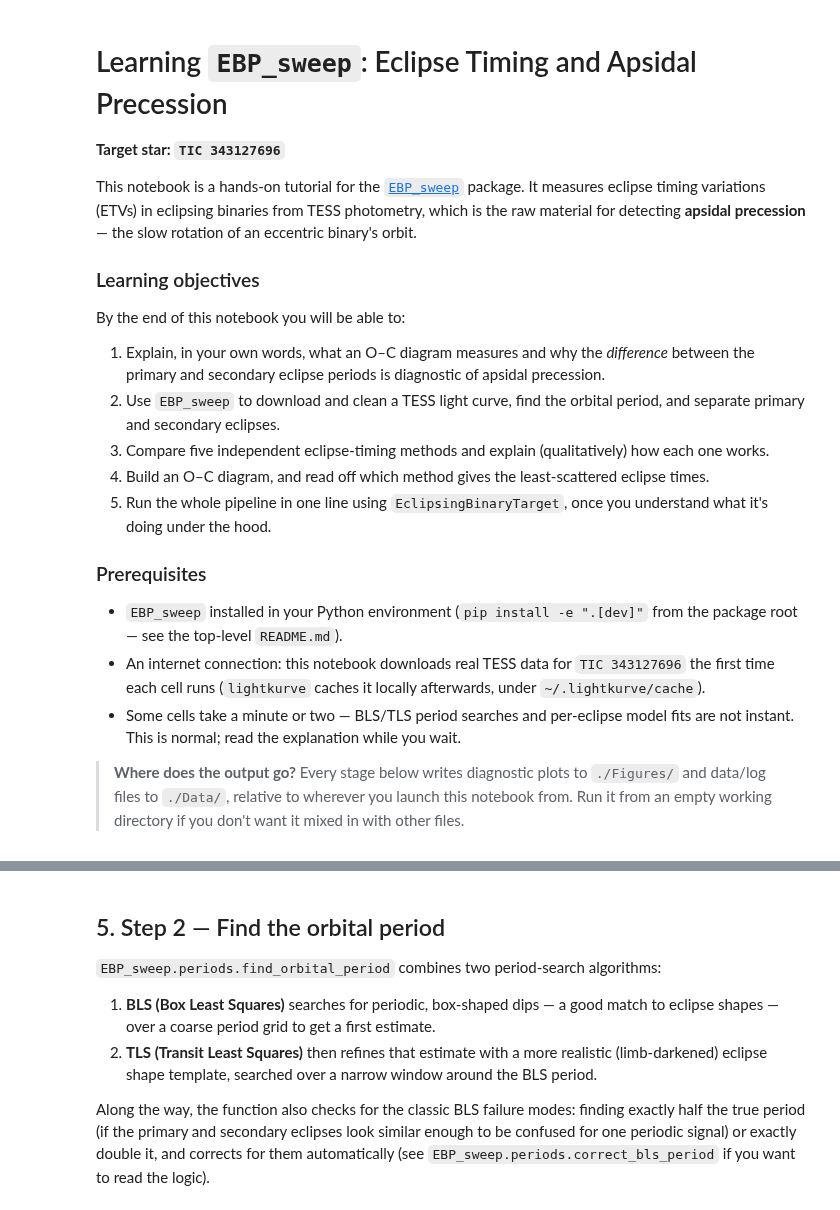
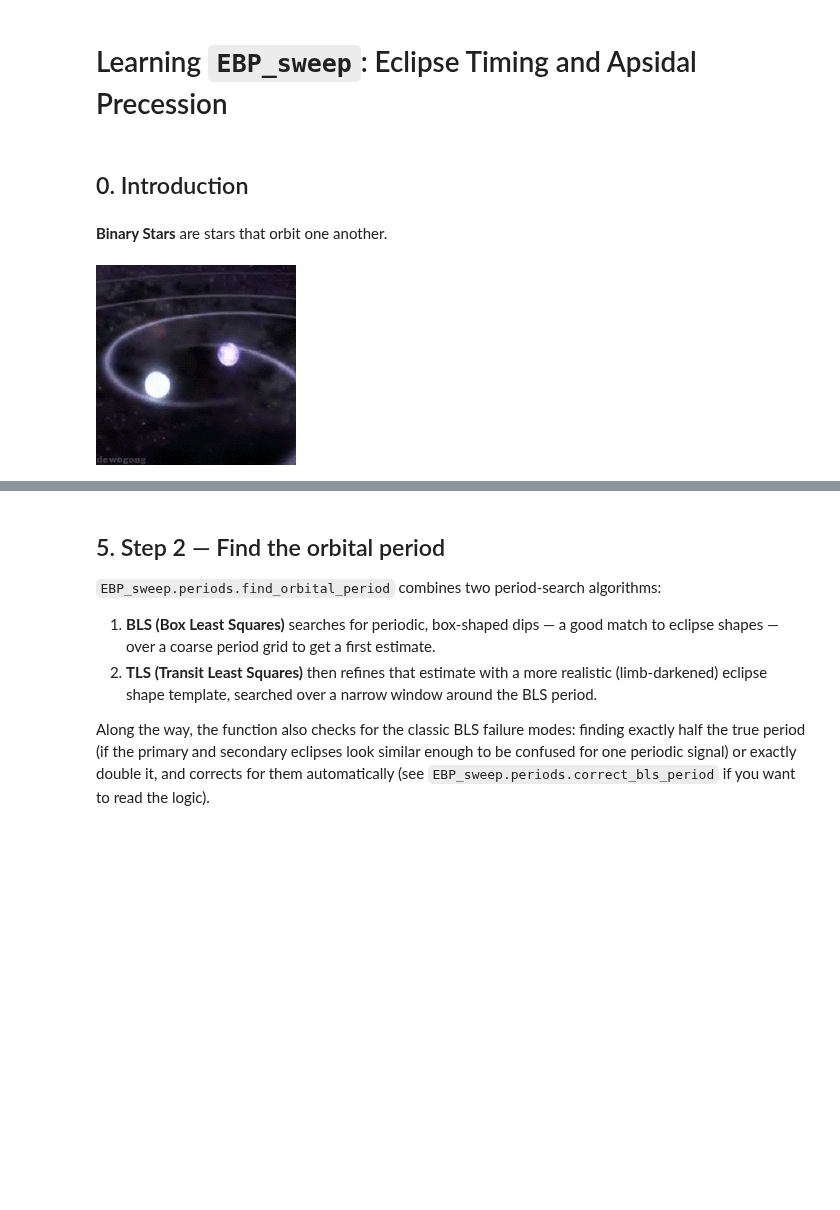
Before and after one commit to tundeakins/EBP_sweep, a Jupyter notebook: notebooks/tutorial_TIC343127696.ipynb, the cells around one changed output, grey strips where cells are left out. Cells and saved outputs as stored; diff of their text form; code cells hidden in the pictures; blank space fills up the shorter version.

```diff
--- a/notebooks/tutorial_TIC343127696.ipynb
+++ b/notebooks/tutorial_TIC343127696.ipynb
@@ -1,34 +1,12 @@
 # %% [markdown]
 # Learning `EBP_sweep`: Eclipse Timing and Apsidal Precession
-
-**Target star: `TIC 343127696`**
-
-This notebook is a hands-on tutorial for the [`EBP_sweep`](../README.md) package. It measures
-eclipse timing variations (ETVs) in eclipsing binaries from TESS photometry, which is the raw
-material for detecting **apsidal precession** — the slow rotation of an eccentric binary's orbit.
-
-### Learning objectives
-
-By the end of this notebook you will be able to:
-
-1. Explain, in your own words, what an O&ndash;C diagram measures and why the *difference* between
-   the primary and secondary eclipse periods is diagnostic of apsidal precession.
-2. Use `EBP_sweep` to download and clean a TESS light curve, find the orbital period, and separate
-   primary and secondary eclipses.
-3. Compare five independent eclipse-timing methods and explain (qualitatively) how each one works.
-4. Build an O&ndash;C diagram, and read off which method gives the least-scattered eclipse times.
-5. Run the whole pipeline in one line using `EclipsingBinaryTarget`, once you understand what it's
-   doing under the hood.
-
-### Prerequisites
-
-- `EBP_sweep` installed in your Python environment (`pip install -e ".[dev]"` from the package
-  root — see the top-level `README.md`).
-- An internet connection: this notebook downloads real TESS data for `TIC 343127696` the first
-  time each cell runs (`lightkurve` caches it locally afterwards, under `~/.lightkurve/cache`).
-- Some cells take a minute or two — BLS/TLS period searches and per-eclipse model fits are not
-  instant. This is normal; read the explanation while you wait.
-
-> **Where does the output go?** Every stage below writes diagnostic plots to `./Figures/` and
-> data/log files to `./Data/`, relative to wherever you launch this notebook from. Run it from an
-> empty working directory if you don't want it mixed in with other files.
+# %% [markdown]
+## 0. Introduction
+# %% [markdown]
+**Binary Stars** are stars that orbit one another.
+# %%
+# load binary.gif into notebook
+from IPython.display import Image
+Image(filename='binary.gif')
+# %% [output]
+[figure, added]
```
Also changed, not shown: parts of 41 cells of this notebook, 16 other files.
